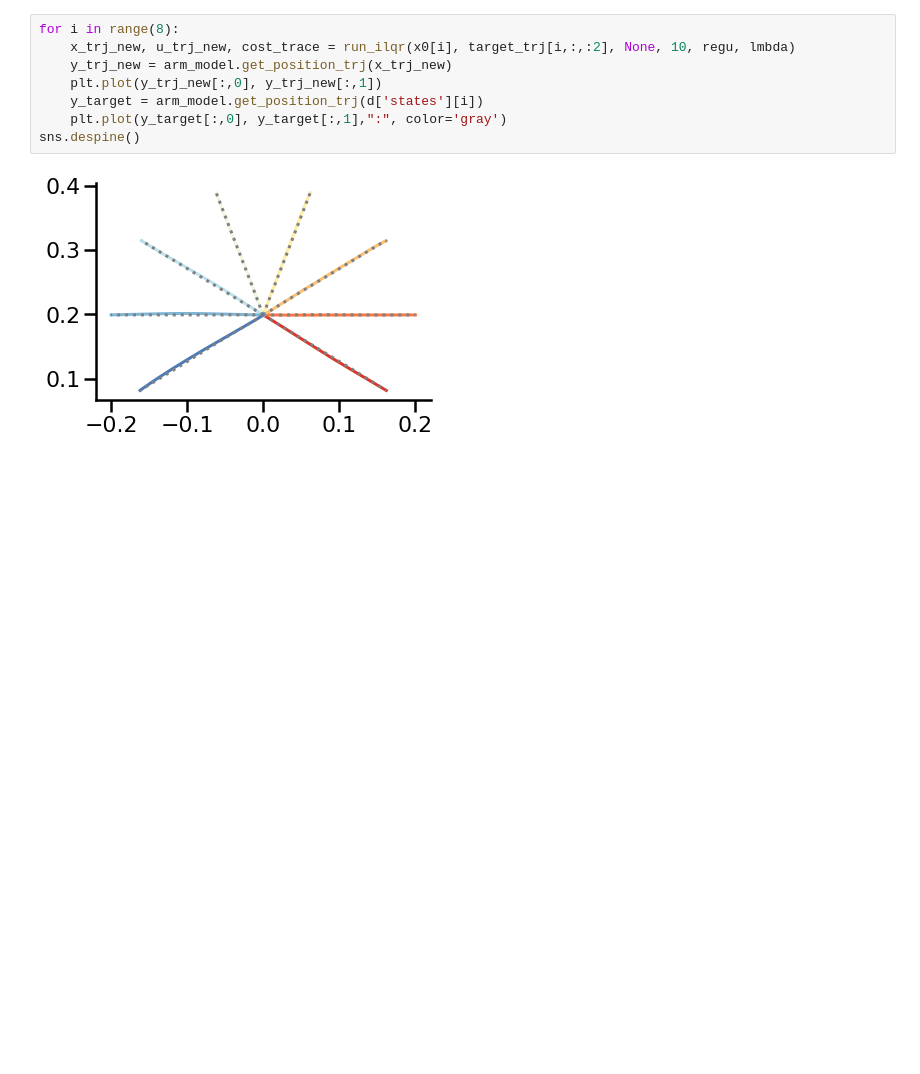
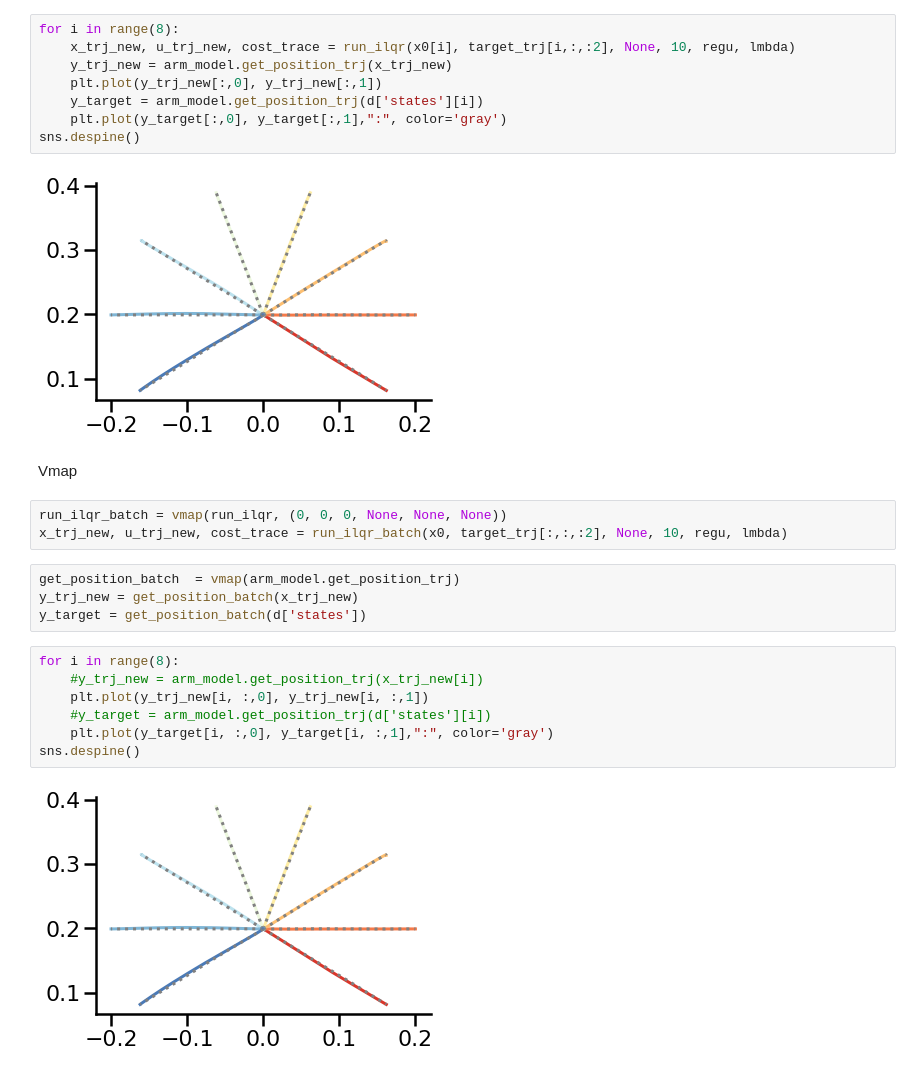
Before and after one commit to JoramKeijser/iLQR-jax, a Jupyter notebook: notebooks/ilqr.ipynb, the cells around one changed output. Saved outputs shown, nothing was run; the diff lists cells and outputs as text; blank space fills up the shorter version.

Commit message:
vmap main iLQR loop

```diff
--- a/notebooks/ilqr.ipynb
+++ b/notebooks/ilqr.ipynb
@@ -541,3 +534,21 @@ for i in range(8):
 sns.despine()
 # %% [output]
 [figure]
+# %% [markdown]
+Vmap
+# %%
+run_ilqr_batch = vmap(run_ilqr, (0, 0, 0, None, None, None))
+x_trj_new, u_trj_new, cost_trace = run_ilqr_batch(x0, target_trj[:,:,:2], None, 10, regu, lmbda)
+# %%
+get_position_batch  = vmap(arm_model.get_position_trj)
+y_trj_new = get_position_batch(x_trj_new)
+y_target = get_position_batch(d['states'])
+# %%
+for i in range(8):
+    #y_trj_new = arm_model.get_position_trj(x_trj_new[i])
+    plt.plot(y_trj_new[i, :,0], y_trj_new[i, :,1])
+    #y_target = arm_model.get_position_trj(d['states'][i])
+    plt.plot(y_target[i, :,0], y_target[i, :,1],":", color='gray')
+sns.despine()
+# %% [output]
+[figure, added]
```
Also changed, not shown: parts of 3 cells of this notebook.
